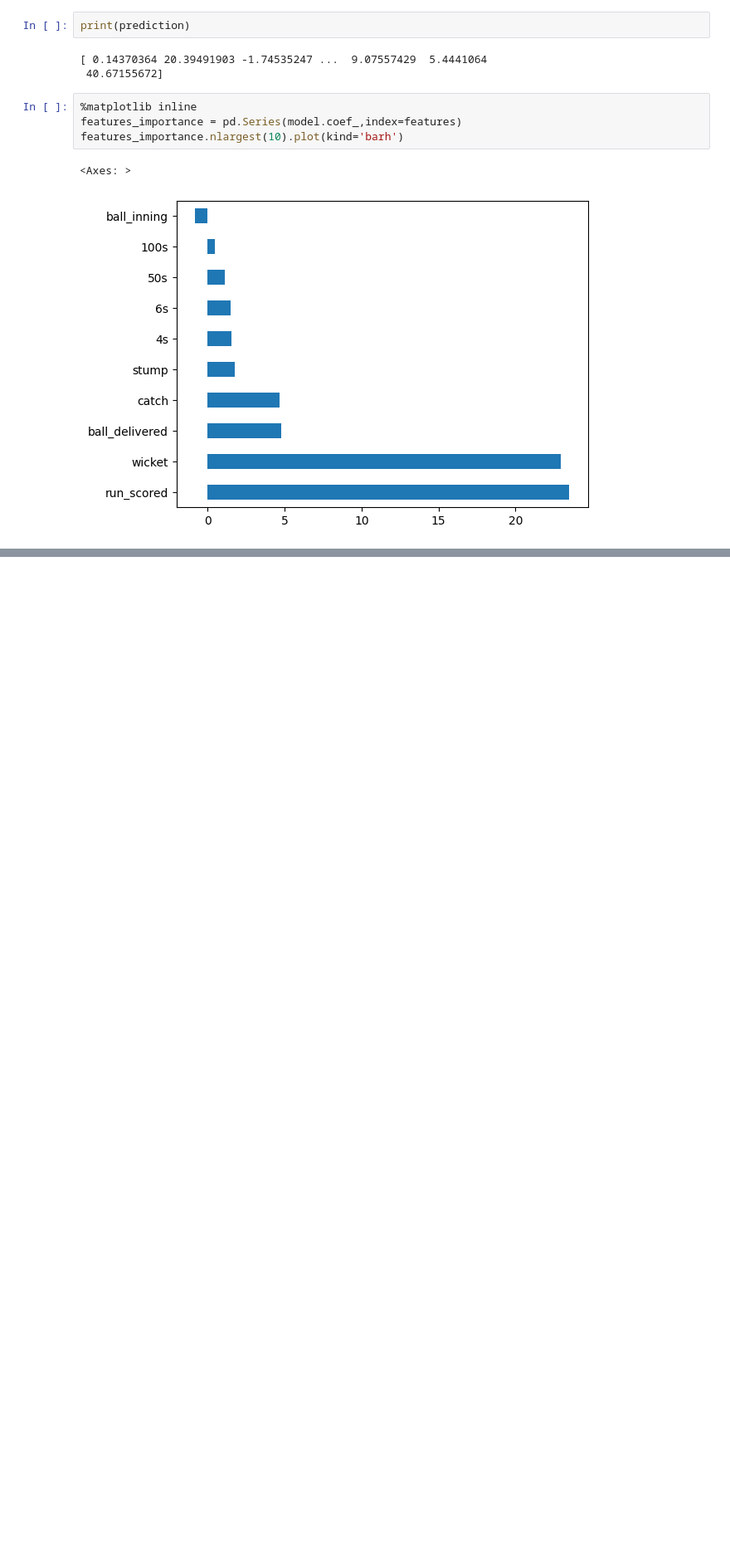
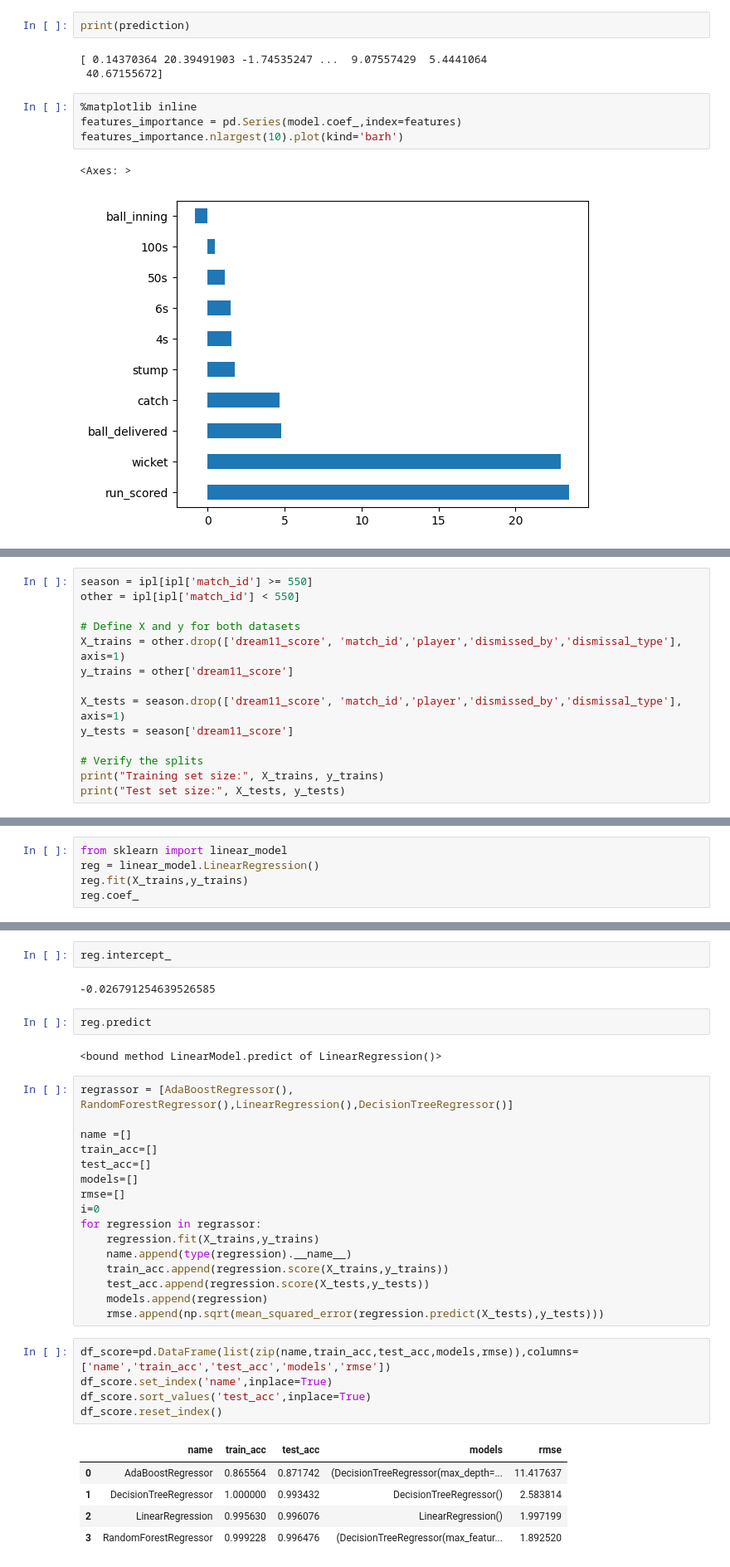
Before and after one commit to kaumil-mg/Code-Basics-Challenge, a Jupyter notebook: SteamLit Projects/IPL/d11_pred.ipynb, the cells around one changed output, grey strips where cells are left out. Shown: that part at 83% size. Cells and saved outputs as stored; diff of their text form; blank space fills up the shorter version.

```diff
--- a/SteamLit Projects/IPL/d11_pred.ipynb
+++ b/SteamLit Projects/IPL/d11_pred.ipynb
@@ -241,0 +280,14 @@ features_importance.nlargest(10).plot(kind='barh')
+# %%
+season = ipl[ipl['match_id'] >= 550]
+other = ipl[ipl['match_id'] < 550]
+
+# Define X and y for both datasets
+X_trains = other.drop(['dream11_score', 'match_id','player','dismissed_by','dismissal_type'], axis=1)
+y_trains = other['dream11_score']
+
+X_tests = season.drop(['dream11_score', 'match_id','player','dismissed_by','dismissal_type'], axis=1)
+y_tests = season['dream11_score']
+
+# Verify the splits
+print("Training set size:", X_trains, y_trains)
+print("Test set size:", X_tests, y_tests)
@@ -241,0 +332,5 @@ features_importance.nlargest(10).plot(kind='barh')
+# %%
+from sklearn import linear_model
+reg = linear_model.LinearRegression()
+reg.fit(X_trains,y_trains)
+reg.coef_
@@ -241,0 +342,35 @@ features_importance.nlargest(10).plot(kind='barh')
+# %%
+reg.intercept_
+# %% [output]
+-0.026791254639526585
+# %%
+reg.predict
+# %% [output]
+<bound method LinearModel.predict of LinearRegression()>
+# %%
+regrassor = [AdaBoostRegressor(), RandomForestRegressor(),LinearRegression(),DecisionTreeRegressor()]
+
+name =[]
+train_acc=[]
+test_acc=[]
+models=[]
+rmse=[]
+i=0
+for regression in regrassor:
+    regression.fit(X_trains,y_trains)
+    name.append(type(regression).__name__)
+    train_acc.append(regression.score(X_trains,y_trains))
+    test_acc.append(regression.score(X_tests,y_tests))
+    models.append(regression)
+    rmse.append(np.sqrt(mean_squared_error(regression.predict(X_tests),y_tests)))
+# %%
+df_score=pd.DataFrame(list(zip(name,train_acc,test_acc,models,rmse)),columns=['name','train_acc','test_acc','models','rmse'])
+df_score.set_index('name',inplace=True)
+df_score.sort_values('test_acc',inplace=True)
+df_score.reset_index()
+# %% [output]
+|  | name | train_acc | test_acc | models | rmse |
+| 0 | AdaBoostRegressor | 0.865564 | 0.871742 | (DecisionTreeRegressor(max_depth=... | 11.417637 |
+| 1 | DecisionTreeRegressor | 1.000000 | 0.993432 | DecisionTreeRegressor() | 2.583814 |
+| 2 | LinearRegression | 0.995630 | 0.996076 | LinearRegression() | 1.997199 |
+| 3 | RandomForestRegressor | 0.999228 | 0.996476 | (DecisionTreeRegressor(max_featur... | 1.892520 |
```
Also changed, not shown: parts of 9 cells of this notebook, 2 other files.
